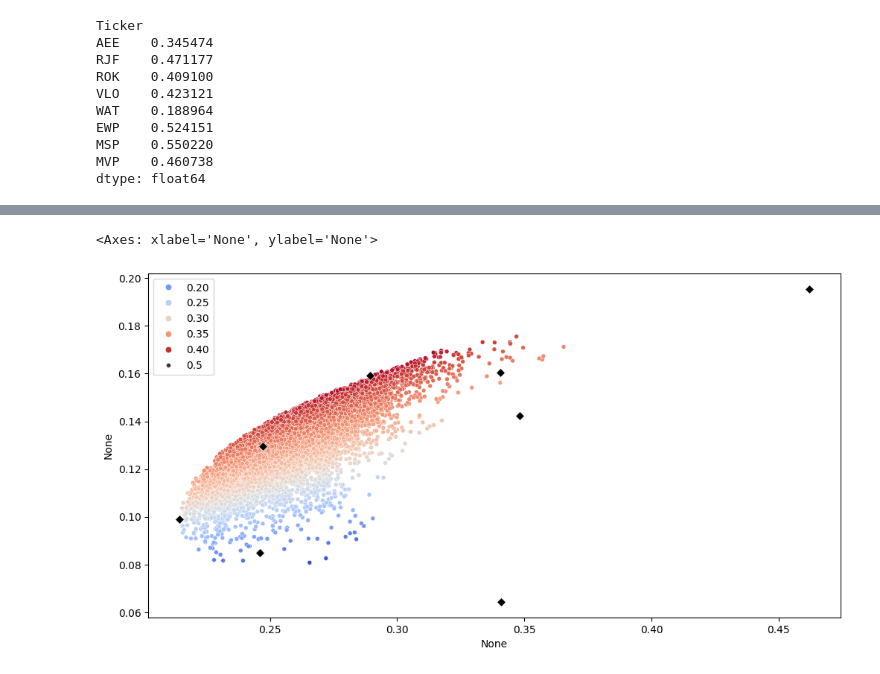
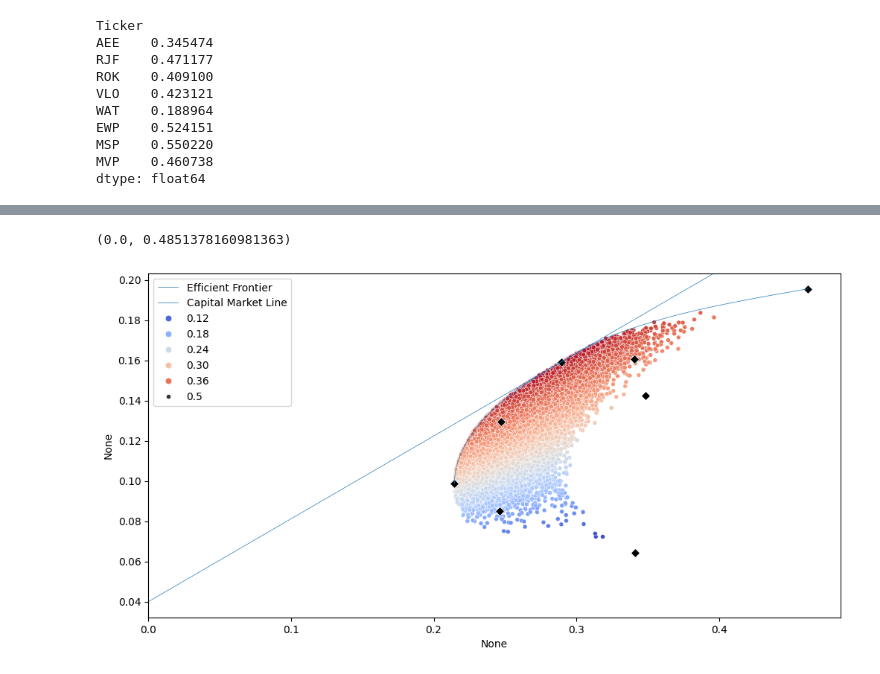
Before and after one commit to JamieW365/trading_algos, a Jupyter notebook: notebooks/efficient_frontier.ipynb, the cells around one changed output, grey strips where cells are left out. Saved outputs shown, nothing was run; the diff lists cells and outputs as text; code cells hidden in the pictures.

Commit message:
plot capital market line and efficient frontier

```diff
--- a/notebooks/efficient_frontier.ipynb
+++ b/notebooks/efficient_frontier.ipynb
@@ -111,7 +111,7 @@ def sharpe_ratio(weights, rf=0.04):
     vol = portfolio_volatility(weights)
     return (ret - rf) / vol
 # %%
-n_random = 10000
+n_random = 100000
 
 rand_returns = []
 rand_vols = []
@@ -274,0 +280,32 @@ dtype: float64
+# %%
+target_returns = np.linspace(
+    mu.min(),
+    mu.max(),
+    1000
+)
+
+frontier_vols = []
+
+for target in target_returns:
+
+    constraints = [
+        weight_constraint,
+        {
+            "type": "eq",
+            "fun": lambda w, target=target:
+                portfolio_return(w) - target
+        }
+    ]
+
+    result = minimize(
+        portfolio_volatility,
+        initial_weights,
+        method="SLSQP",
+        bounds=bounds,
+        constraints=constraints
+    )
+
+    if result.success:
+        frontier_vols.append(result.fun)
+    else:
+        frontier_vols.append(np.nan)
@@ -275,7 +367,18 @@ dtype: float64
 # %%
 fig, ax = plt.subplots(figsize=(12,6))
+
+ax.plot(
+    frontier_vols[262:],
+    target_returns[262:],
+    linewidth=0.5,
+    label="Efficient Frontier"
+)
+ax.axline((0,rf), (log_returns['MSP'].std() * np.sqrt(252), log_returns['MSP'].mean() * 252), linewidth=0.5, label='Capital Market Line')
+
 sns.scatterplot(y=rand_returns, x=rand_vols, hue=rand_sharpes, size=0.5, ax=ax, palette='coolwarm')
 sns.scatterplot(y=log_returns.mean() * 252, x=log_returns.std() * np.sqrt(252), marker='D', color='black')
+
+ax.set_xlim(0, ax.get_xlim()[1])
 # %% [output]
-<Axes: xlabel='None', ylabel='None'>
+(0.0, 0.4851378160981363)
-[figure, old version]
+[figure, new version]
```
Also changed, not shown: parts of 7 cells of this notebook.
